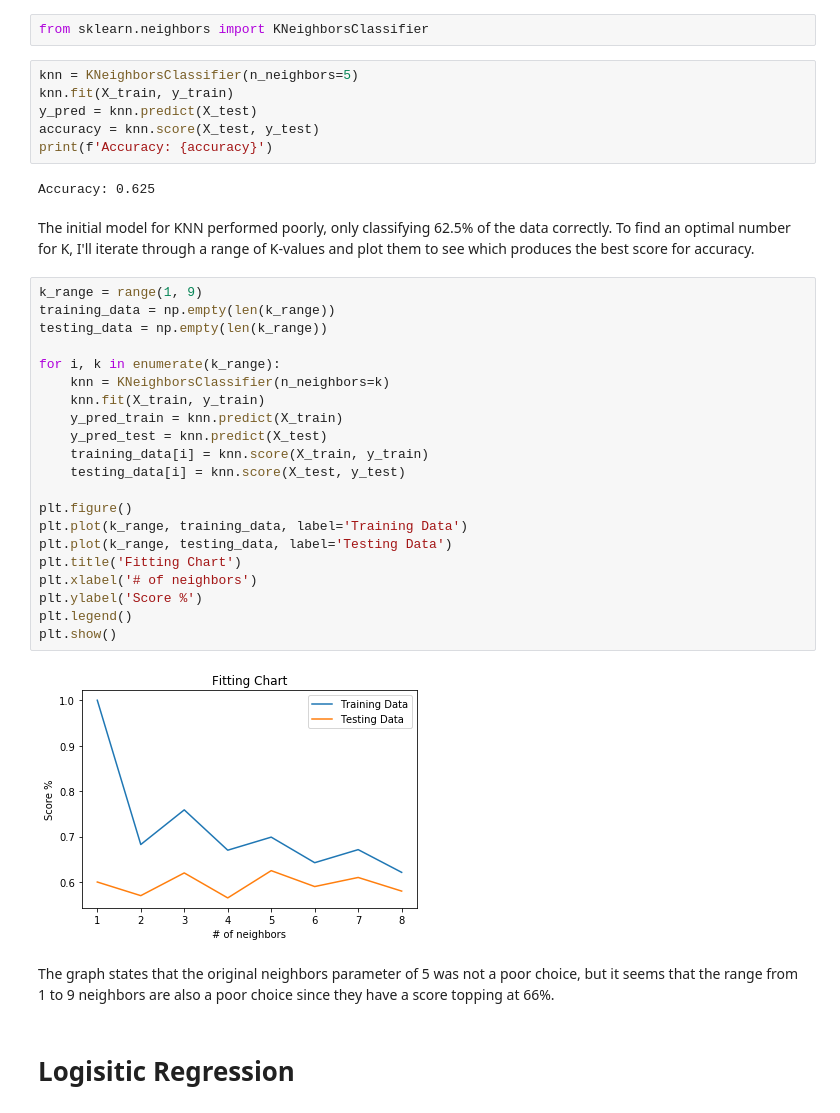
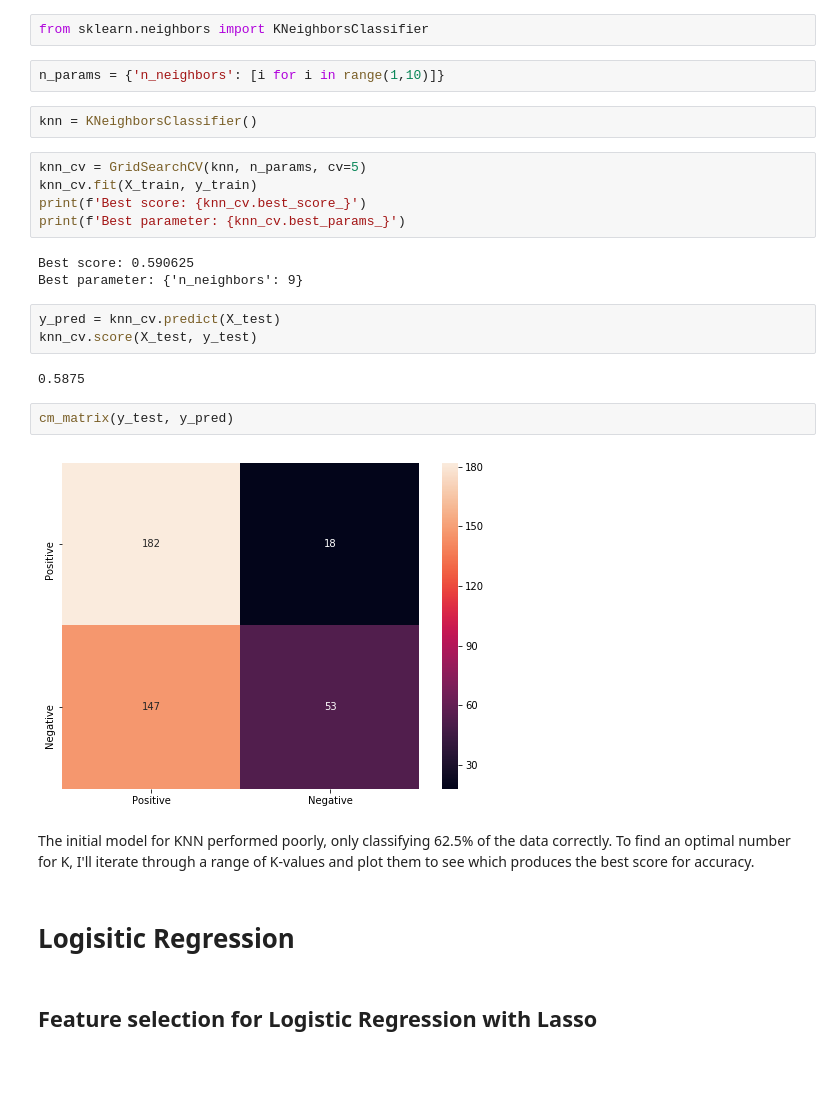
Before and after one commit to nitdip/dsc-3-final-project-online-ds-pt-100118, a Jupyter notebook: student.ipynb, the cells around one changed output. Saved outputs shown, nothing was run; the diff lists cells and outputs as text; blank space fills up the shorter version.

```diff
--- a/student.ipynb
+++ b/student.ipynb
@@ -480,42 +498,32 @@ The SVM model was able to get a correct prediction 77.5% of the time. Let's see
 The second model will be the K-Nearest Neighbors classifier. To do this the sklearn library will be used.
 # %%
 from sklearn.neighbors import KNeighborsClassifier
-# %%
-knn = KNeighborsClassifier(n_neighbors=5)
-knn.fit(X_train, y_train)
-y_pred = knn.predict(X_test)
-accuracy = knn.score(X_test, y_test)
-print(f'Accuracy: {accuracy}')
-# %% [output]
-Accuracy: 0.625
+# %%
+n_params = {'n_neighbors': [i for i in range(1,10)]}
+# %%
+knn = KNeighborsClassifier()
+# %%
+knn_cv = GridSearchCV(knn, n_params, cv=5)
+knn_cv.fit(X_train, y_train)
+print(f'Best score: {knn_cv.best_score_}')
+print(f'Best parameter: {knn_cv.best_params_}')
+# %% [output]
+Best score: 0.590625
+Best parameter: {'n_neighbors': 9}
+# %%
+y_pred = knn_cv.predict(X_test)
+knn_cv.score(X_test, y_test)
+# %% [output]
+0.5875
+# %%
+cm_matrix(y_test, y_pred)
+# %% [output]
+[figure, added]
 # %% [markdown]
 The initial model for KNN performed poorly, only classifying 62.5% of the data correctly. To find an optimal number for K, I'll iterate through a range of K-values and plot them to see which produces the best score for accuracy.
-# %%
-k_range = range(1, 9)
-training_data = np.empty(len(k_range))
-testing_data = np.empty(len(k_range))
-
-for i, k in enumerate(k_range):
-    knn = KNeighborsClassifier(n_neighbors=k)
-    knn.fit(X_train, y_train)
-    y_pred_train = knn.predict(X_train)
-    y_pred_test = knn.predict(X_test)
-    training_data[i] = knn.score(X_train, y_train)
-    testing_data[i] = knn.score(X_test, y_test)
-
-plt.figure()
-plt.plot(k_range, training_data, label='Training Data')
-plt.plot(k_range, testing_data, label='Testing Data')
-plt.title('Fitting Chart')
-plt.xlabel('# of neighbors')
-plt.ylabel('Score %')
-plt.legend()
-plt.show()
-# %% [output]
-[figure, removed]
-# %% [markdown]
-The graph states that the original neighbors parameter of 5 was not a poor choice, but it seems that the range from 1 to 9 neighbors are also a poor choice since they have a score topping at 66%.
 # %% [markdown]
 # Logisitic Regression
+# %% [markdown]
+## Feature selection for Logistic Regression with Lasso
 # %%
 from sklearn.linear_model import LogisticRegression
```
Also changed, not shown: parts of 44 cells of this notebook.
